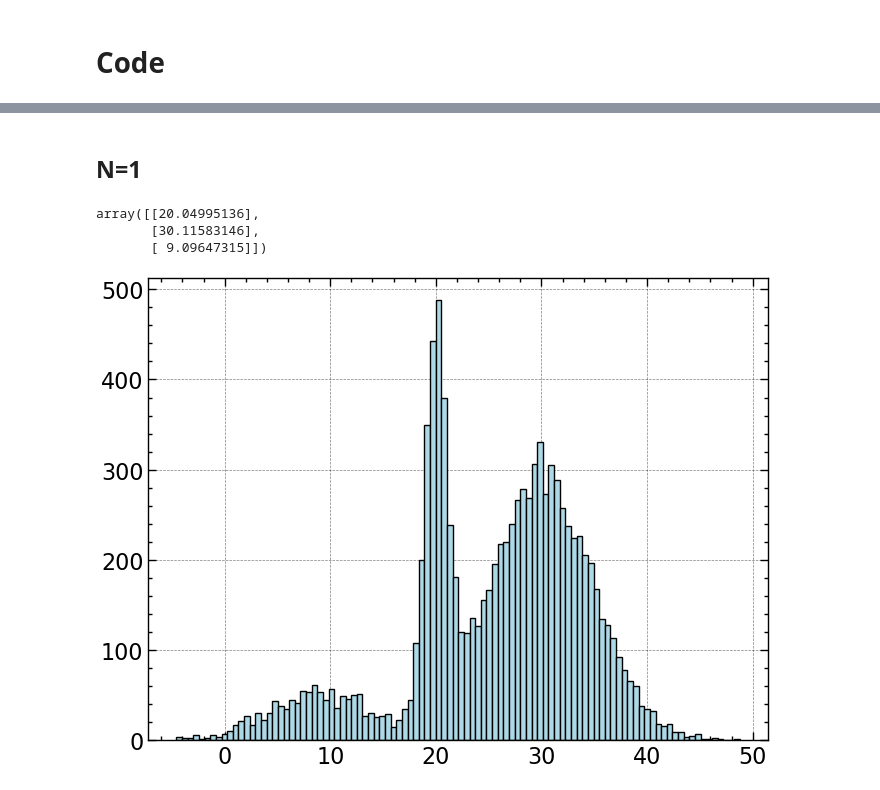
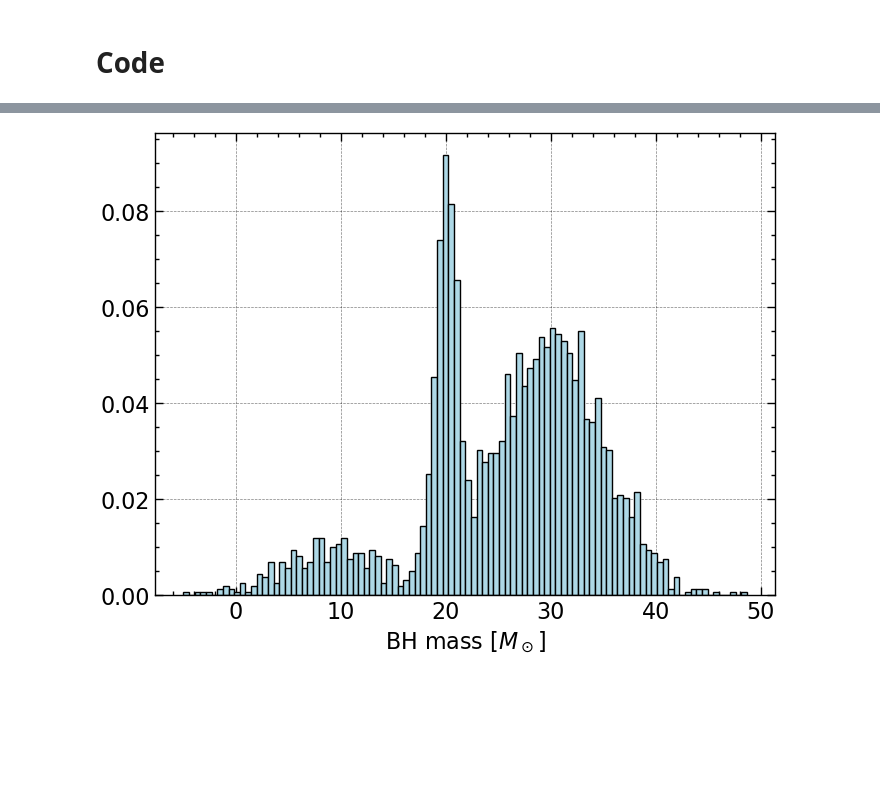
Before and after one commit to M-Bianchi/astrostatistics_bicocca_2024, a Jupyter notebook: working/W06_bhformation.ipynb, the cells around one changed output, grey strips where cells are left out. Cells and saved outputs as stored; diff of their text form; code cells hidden in the pictures; blank space fills up the shorter version.

```diff
--- a/working/W06_bhformation.ipynb
+++ b/working/W06_bhformation.ipynb
@@ -91,14 +99,5 @@ plt.hist(data, density=True, bins=100, color='lightblue', edgecolor='black');
-# %% [markdown]
-## N=1
-# %%
-model = GaussianMixture(n_components=3, random_state=0)
-results_1 = model.fit(data)
-results_1.means_
-# %% [output]
-array([[20.04995136],
-       [30.11583146],
-       [ 9.09647315]])
 # %%
-plt.hist(np.concatenate(results_1.sample(10000)[0]), bins=100, color='lightblue', edgecolor='black');
+plt.hist(data, density=True, bins=100, color='lightblue', edgecolor='black');
+plt.xlabel('BH mass [$M_\odot$]');
 # %% [output]
-[figure, old version]
+[figure, new version]
```
Also changed, not shown: parts of 10 cells of this notebook, 1 other file.
